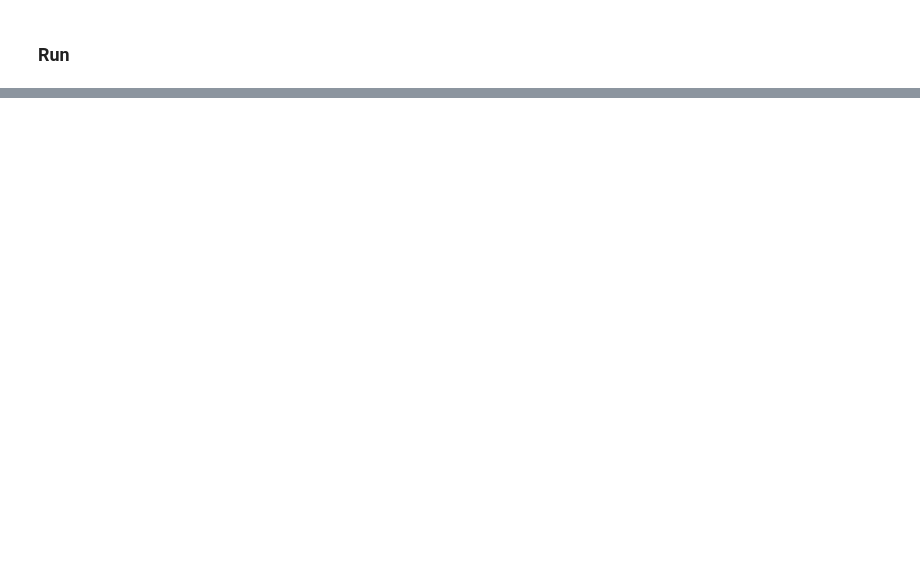
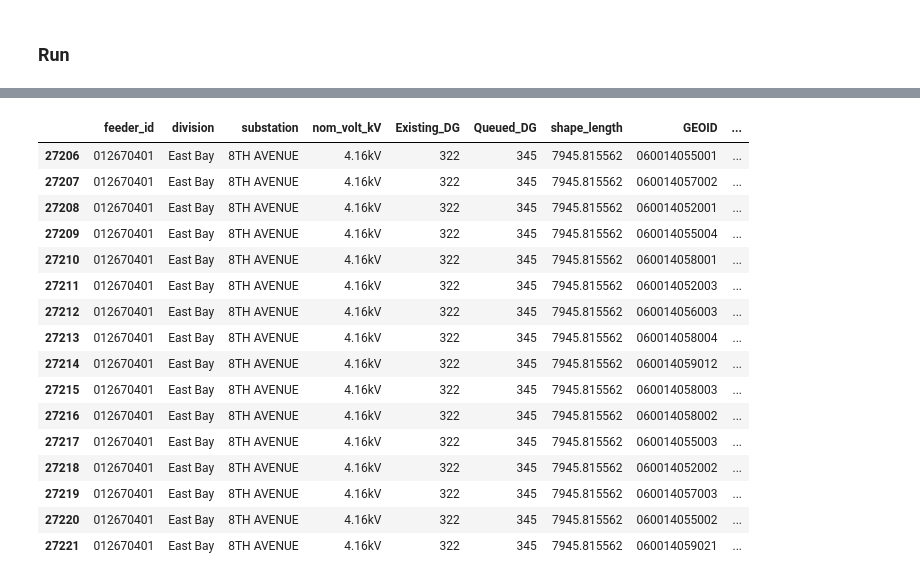
Before and after one commit to lazlop/OptimalChargerPlacement, a Jupyter notebook: notebooks/GridStressAnalysis.ipynb, the cells around one changed output, grey strips where cells are left out. Saved outputs shown, nothing was run; the diff lists cells and outputs as text; code cells hidden in the pictures; blank space fills up the shorter version.

```diff
--- a/notebooks/GridStressAnalysis.ipynb
+++ b/notebooks/GridStressAnalysis.ipynb
@@ -856,0 +995,14 @@ np.float64(9157.231643037496)
+# %%
+import geopandas as gpd
+from shapely.geometry import LineString, MultiLineString
+
+# CRS for Bay Area can be set to 32610 (when working in meters)
+# CRS for some parts of California need to be adjusted
+blocks_proj_m = evCensusGdf.to_crs(epsg=32610)
+feeders_proj_m = feederMetadataGdf.to_crs(epsg=32610)
+
+intersections = gpd.overlay(
+    feeders_proj_m,
+    blocks_proj_m,
+    how="intersection"
+)
@@ -856,0 +1025,40 @@ np.float64(9157.231643037496)
+# %%
+def get_length(geom):
+    if geom.is_empty:
+        return 0
+    elif isinstance(geom, LineString):
+        return geom.length
+    elif isinstance(geom, MultiLineString):
+        return sum(line.length for line in geom.geoms)
+    else:
+        # GeometryCollection: sum only LineStrings
+        return sum(g.length for g in geom.geoms if isinstance(g, LineString))
+# %%
+intersections["length_in_block_m"] = intersections.geometry.apply(get_length)
+
+# total length per block
+block_totals = intersections.groupby("GEOID")["length_in_block_m"].sum().rename("total_length_in_block")
+intersections = intersections.merge(block_totals, on="GEOID")
+
+# fraction of each feeder in its block
+intersections["fraction"] = intersections["length_in_block_m"] / intersections["total_length_in_block"]
+# %%
+intersections[intersections['feeder_id'] == benchmark_feeder]
+# %% [output]
+|  | feeder_id | division | substation | nom_volt_kV | Existing_DG | Queued_DG | shape_length | GEOID | ... |
+| 27206 | 012670401 | East Bay | 8TH AVENUE | 4.16kV | 322 | 345 | 7945.815562 | 060014055001 | ... |
+| 27207 | 012670401 | East Bay | 8TH AVENUE | 4.16kV | 322 | 345 | 7945.815562 | 060014057002 | ... |
+| 27208 | 012670401 | East Bay | 8TH AVENUE | 4.16kV | 322 | 345 | 7945.815562 | 060014052001 | ... |
+| 27209 | 012670401 | East Bay | 8TH AVENUE | 4.16kV | 322 | 345 | 7945.815562 | 060014055004 | ... |
+| 27210 | 012670401 | East Bay | 8TH AVENUE | 4.16kV | 322 | 345 | 7945.815562 | 060014058001 | ... |
+| 27211 | 012670401 | East Bay | 8TH AVENUE | 4.16kV | 322 | 345 | 7945.815562 | 060014052003 | ... |
+| 27212 | 012670401 | East Bay | 8TH AVENUE | 4.16kV | 322 | 345 | 7945.815562 | 060014056003 | ... |
+| 27213 | 012670401 | East Bay | 8TH AVENUE | 4.16kV | 322 | 345 | 7945.815562 | 060014058004 | ... |
+| 27214 | 012670401 | East Bay | 8TH AVENUE | 4.16kV | 322 | 345 | 7945.815562 | 060014059012 | ... |
+| 27215 | 012670401 | East Bay | 8TH AVENUE | 4.16kV | 322 | 345 | 7945.815562 | 060014058003 | ... |
+| 27216 | 012670401 | East Bay | 8TH AVENUE | 4.16kV | 322 | 345 | 7945.815562 | 060014058002 | ... |
+| 27217 | 012670401 | East Bay | 8TH AVENUE | 4.16kV | 322 | 345 | 7945.815562 | 060014055003 | ... |
+| 27218 | 012670401 | East Bay | 8TH AVENUE | 4.16kV | 322 | 345 | 7945.815562 | 060014052002 | ... |
+| 27219 | 012670401 | East Bay | 8TH AVENUE | 4.16kV | 322 | 345 | 7945.815562 | 060014057003 | ... |
+| 27220 | 012670401 | East Bay | 8TH AVENUE | 4.16kV | 322 | 345 | 7945.815562 | 060014055002 | ... |
+| 27221 | 012670401 | East Bay | 8TH AVENUE | 4.16kV | 322 | 345 | 7945.815562 | 060014059021 | ... |
```
Also changed, not shown: parts of 13 cells of this notebook.
